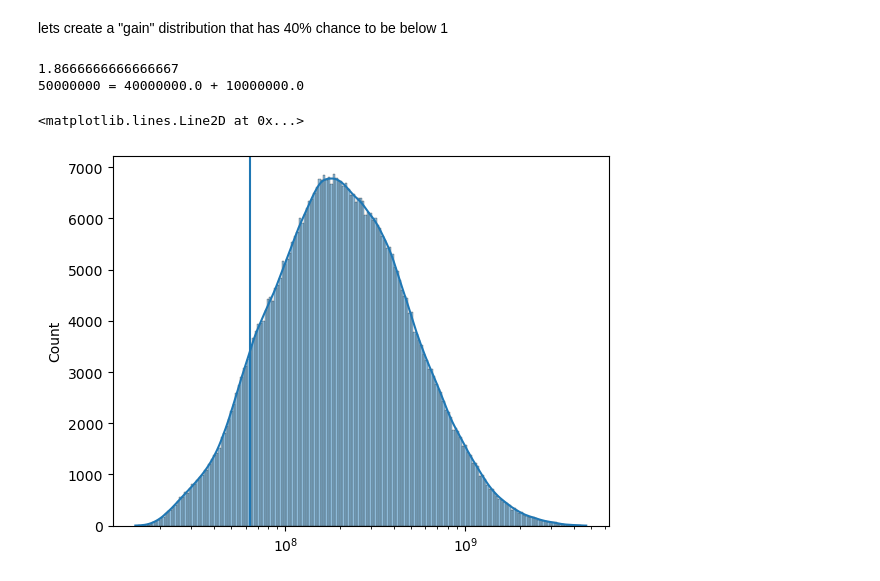
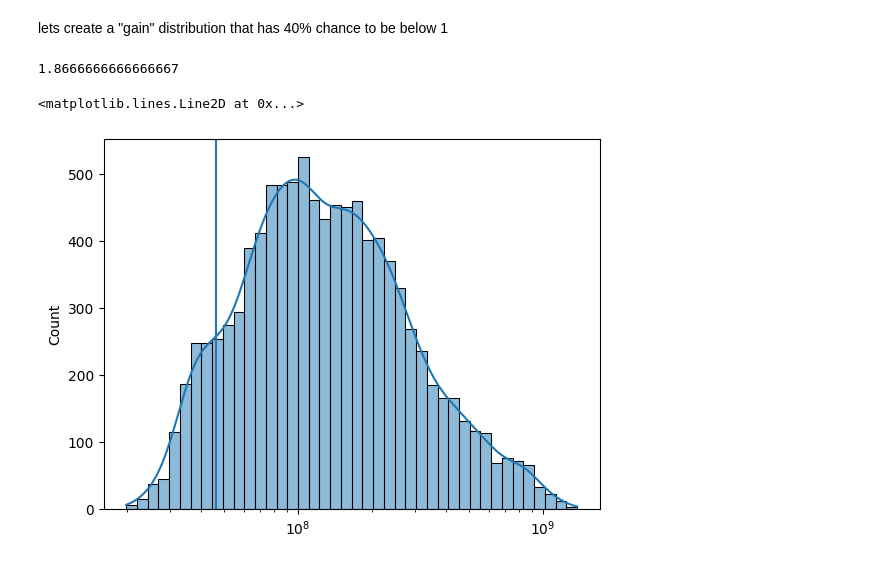
Before and after one commit to messier12/bullrun-strat-simulator, a Jupyter notebook: kelly_criterion.ipynb, the cells around one changed output. Saved outputs shown, nothing was run; the diff lists cells and outputs as text; code cells hidden in the pictures.

```diff
--- a/kelly_criterion.ipynb
+++ b/kelly_criterion.ipynb
@@ -263,31 +262,46 @@ lets create a "gain" distribution that has 40% chance to be below 1
+# %%
+import seaborn as sns
+probability_of_win = 0.60
+probability_of_lose = 1-probability_of_win
+gain_win = 3.0
+gain_lose = 0.3
+kelly_c = probability_of_win/gain_lose - probability_of_lose/gain_win
+print(kelly_c)
+
+def gain_generator():
+    if random.random() < probability_of_win:
+        return 1+(gain_win-1)*random.random() # 1.0 min 3.0 max
+    return 1-(gain_lose)*random.random() #0.7 min 1.0 max
+
+def gain_generator_bimodal():
+    win_distribution_gain = norm.rvs(2,0.25,1)[0]
+    lose_distribution_gain = norm.rvs(0.7,0.25,1)[0]
+    return win_distribution_gain*probability_of_win + lose_distribution_gain*probability_of_lose
+    pass
+
+def narative_count_generator():
+    return 2+int(random.random()*4)
+# %% [output]
+1.8666666666666667
 # %%
-import seaborn as sns
-probability_of_win = 0.60
-probability_of_lose = 1-probability_of_win
-gain_win = 3.0
-gain_lose = 0.3
-kelly_c = probability_of_win/gain_lose - probability_of_lose/gain_win
-print(kelly_c)
 initial_bankroll = 50*10**6
-number_of_simulation = 500000
-final_bankrolls_with_probs = simulate_with_winning_probs(initial_bankroll,
-                                                         strategy_kelly_meta(0.8),
+number_of_simulation = 10000
+
+final_bankrolls_with_probs = simulate_with_generators(initial_bankroll,
+                                                         #strategy_kelly_meta(0.8),
                                                          #strategy_lintang,
                                                          #strategy_coward_meta(0.8,3.0*10**8,0.9),
-                                                         #strategy_ferry,
-                                                         5,
+                                                         strategy_ferry,
+                                                         narative_count_generator,
                                                          number_of_simulation,
-                                                         probability_of_win,
-                                                         1+gain_win,
-                                                         1-gain_lose)
+                                                         gain_generator
+                                                    )
 vals, counts = np.unique(final_bankrolls_with_probs,return_counts=True)
 #print(vals,counts)
 #sns.kdeplot(x=vals,y=counts/1000,)
 sns.histplot(final_bankrolls_with_probs,kde=True,log_scale=(True,False))
 ten_percent = np.percentile(final_bankrolls_with_probs,10)
 plt.axvline(ten_percent,0,10000)
 # %% [output]
-1.8666666666666667
-50000000 = 40000000.0 + 10000000.0
+<matplotlib.lines.Line2D at 0x...>
-<matplotlib.lines.Line2D at 0x...>
-[figure, old version]
+[figure, new version]
```
Also changed, not shown: parts of 6 cells of this notebook.
